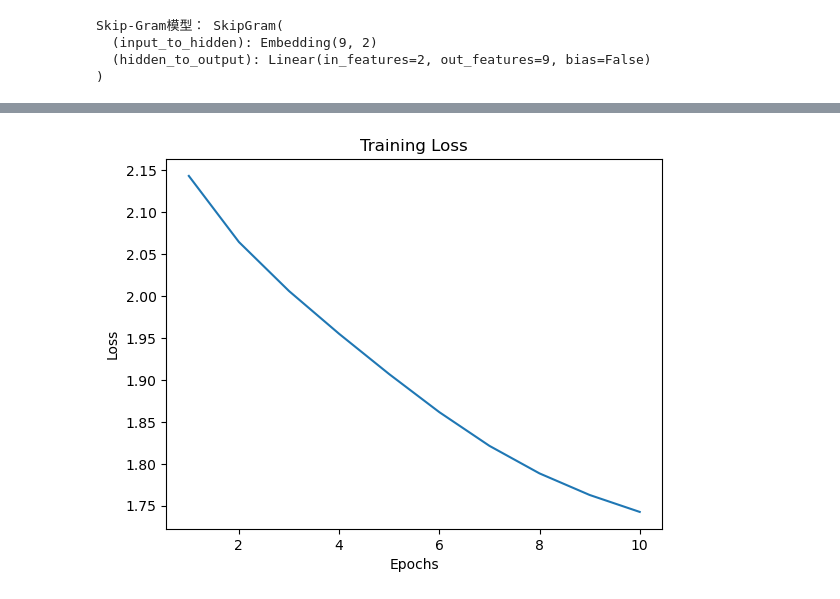
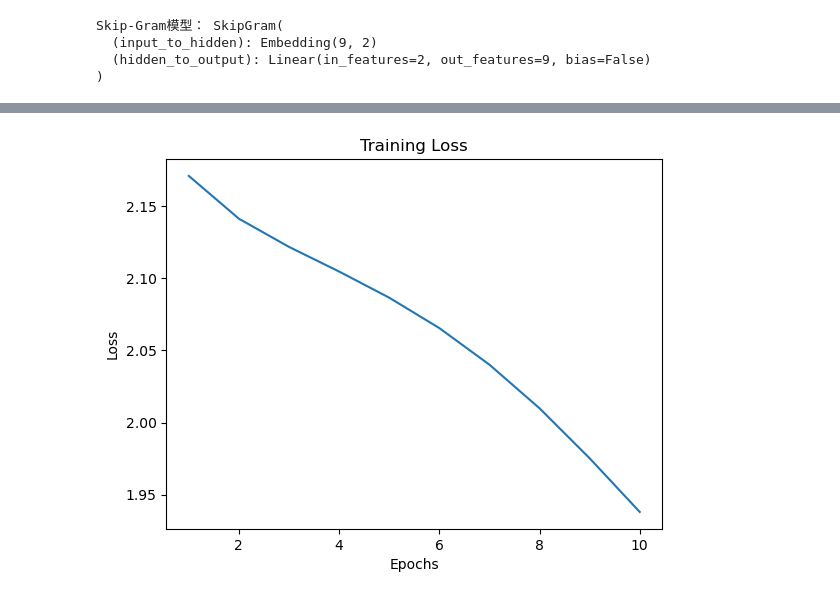
Before and after one commit to huangjia2019/DeepBlue-LLM, a Jupyter notebook: 03_Word2Vec/SkipGram_with_Embedding.ipynb, the cells around one changed output, grey strips where cells are left out. Saved outputs shown, nothing was run; the diff lists cells and outputs as text; code cells hidden in the pictures.

```diff
--- a/03_Word2Vec/SkipGram_with_Embedding.ipynb
+++ b/03_Word2Vec/SkipGram_with_Embedding.ipynb
@@ -102,9 +102,8 @@ loss_values = []  # 用于存储每轮的平均损失值
 for epoch in range(epochs):
     loss_sum = 0 # 初始化损失值
     for context, target in skipgram_data:
-        # 将周围词转换为One-Hot向量
-        X = torch.tensor(word_to_idx[context], dtype=torch.long)  # 将周围词的索引值转为LongTensor
-        y_true = torch.tensor(word_to_idx[target], dtype=torch.long)  # 目标词是索引值
+        X = torch.tensor([word_to_idx[target]], dtype=torch.long)  # # 输入是中心词
+        y_true = torch.tensor([word_to_idx[context]], dtype=torch.long)  # 目标词是上下文词
         y_pred = skipgram_model(X)  # 计算预测值
         loss = criterion(y_pred, y_true)  # 计算损失
         loss_sum += loss.item() # 累积损失
@@ -136,4 +135,4 @@ Epoch: 1000, Loss: 1.7426567008097966
-[figure, old version]
+[figure, new version]
 # %%
 # 输出Skip-Gram习得的词嵌入
 print("\nSkip-Gram词嵌入:")
```
Also changed, not shown: parts of 5 cells of this notebook.
